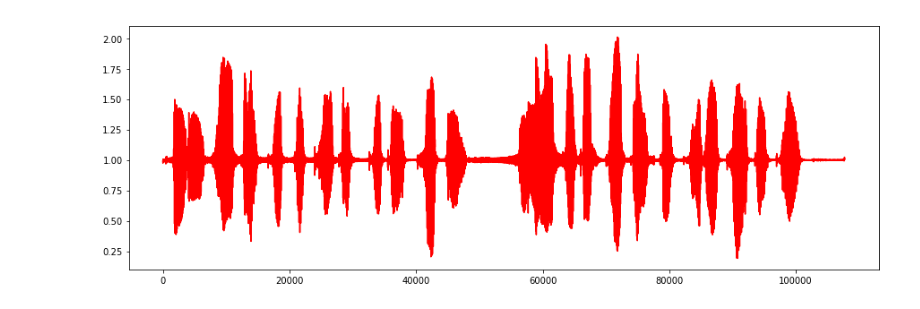
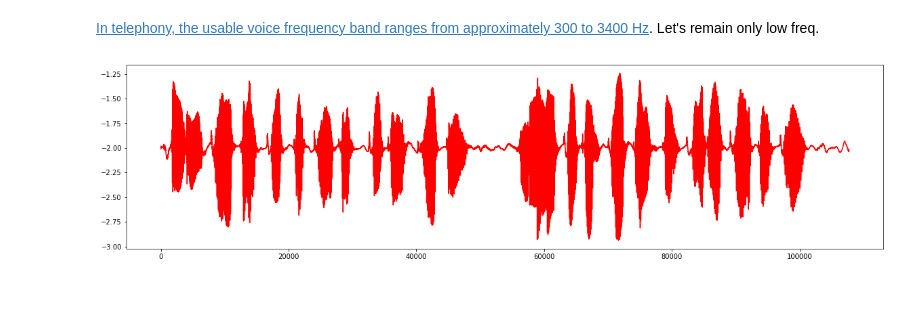
Before and after one commit to hsu-ai-course/hsu.ai, a Jupyter notebook: code/06. Sound FFT.ipynb, the cells around one changed output. Cells and saved outputs as stored; diff of their text form; code cells hidden in the pictures.

```diff
--- a/code/06. Sound FFT.ipynb
+++ b/code/06. Sound FFT.ipynb
@@ -14,12 +32,15 @@ RATE = 22050
 import numpy as np
 import matplotlib.pyplot as plt
 
-wave_file = "datasets/sound/peterpiper.wav"
-wf = wave.open(wave_file, 'rb')
-data = wf.readframes(-1)
-signal = np.frombuffer(data, 'Int16')
-time = [i / RATE for i in range(len(signal))]
-plt.figure(figsize=(15,5))
-plt.plot(time, signal)
+# values as they are stored in int16 form, 2 bytes for measurement
+signal = np.frombuffer(data, np.int16)
+
+# time in seconds
+time = [float(i) * DURATION / len(signal) for i in range(len(signal))]
+
+# rescale to 0.1
+norm_sig = [(x / 8192.) - 2 for x in signal]
+plt.figure(figsize=(20, 5))
+plt.plot(time, norm_sig)
 plt.show()
 # %% [output]
@@ -58,0 +71,11 @@ plt.show()
+# %%
+df = 1. / DURATION
+dw = 2 * np.pi / DURATION
+print(df, dw)
+freqs = np.array([dw * n for n in range(RATE // 2 - 1)])
+plt.figure(figsize=(20,5))
+plt.ylim([0, 800])
+plt.xlim([100, 4000])
+for second, color in ((0, 'r'), (1, 'b'), (2, 'g')):
+    plt.plot(freqs, spectrums[second], color=color)
+plt.show()
@@ -59,32 +85,33 @@ plt.show()
+# %% [markdown]
+[In telephony, the usable voice frequency band ranges from approximately 300 to 3400 Hz](https://en.wikipedia.org/wiki/Voice_frequency#Frequency_band). Let's remain only low freq.
 # %%
 complex_spectrum = fft(norm_sig)
 d = len(complex_spectrum) // 2
 
+end = int(7000 / dw)
 
-# cut lower spectrum from 1 to 1000 Hz
-complex_spectrum[1:1000] = 0
-complex_spectrum[d+1:d+1000] = 0
+# cut upper spectrum to inf.
+complex_spectrum[end+1:d] = 0
+complex_spectrum[d+end+1:] = 0
+signal = np.real(ifft(complex_spectrum))
 
-# cut upper spectrum from 6000 Hz to inf.
-complex_spectrum[6000:d] = 0
-complex_spectrum[d+6001:] = 0
-signal = abs(ifft(complex_spectrum))
-plt.figure(figsize=(15,5))
+plt.figure(figsize=(20,5))
 plt.plot(signal, color='r')
 plt.show()
 
-de_norm_sig = (signal + 1.) * 8192.
+de_norm_sig = (signal + 2.) * 8192.
 data = de_norm_sig.astype(np.int16).tostring()
 
+# play this
 p = pyaudio.PyAudio()
 out_stream = p.open(format=FORMAT,
             channels=wf.getnchannels(),
             rate=wf.getframerate(),
             output=True,
     )
 out_stream.write(data)
 out_stream.stop_stream()
 out_stream.close()
 p.terminate()
 # %% [output]
-[figure, old version]
+[figure, new version]
```
Also changed, not shown: parts of 6 cells of this notebook.
